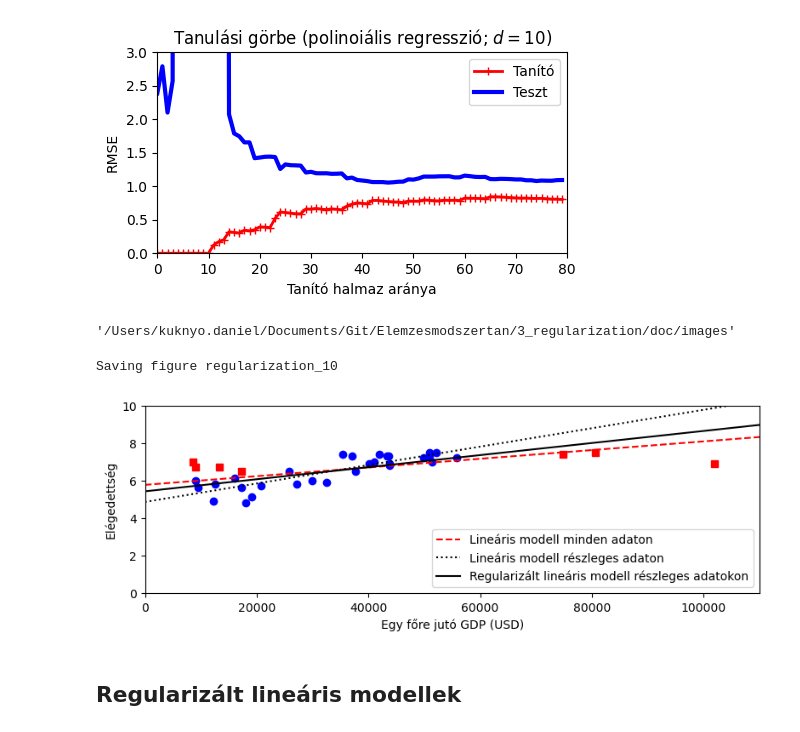
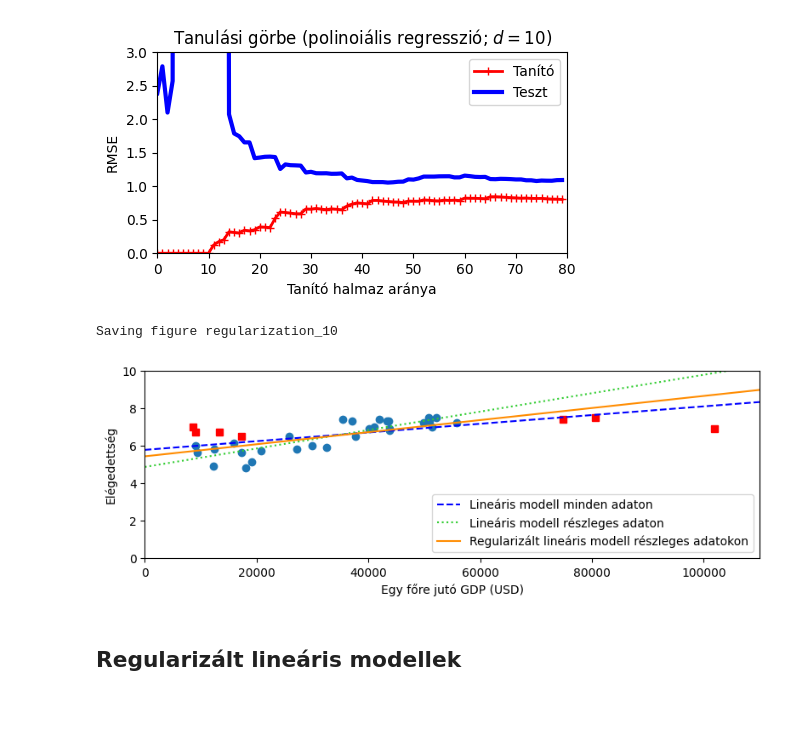
Before and after one commit to basictask/Elemzesmodszertan, a Jupyter notebook: 3_regularization/doc/images/3_regularization.ipynb, the cells around one changed output. Drawn from its saved outputs; the diff is of its cells as text; code cells hidden in the pictures.

Commit message:
re-rendered images for 3/code as the LASSO/ridge plot was errenous

```diff
--- a/3_regularization/doc/images/3_regularization.ipynb
+++ b/3_regularization/doc/images/3_regularization.ipynb
@@ -221,38 +222,34 @@ plt.show()                        # not shown
 # %% [output]
 Saving figure regularization_9
 [figure]
-# %%
-os.getcwd()
-# %% [output]
-'/Users/kuknyo.daniel/Documents/Git/Elemzesmodszertan/3_regularization/doc/images'
 # %%
 plt.figure(figsize=(8,3))
 
 plt.xlabel("GDP per capita")
 plt.ylabel('Life satisfaction')
 
-plt.plot(list(sample_data["GDP per capita"]), list(sample_data["Life satisfaction"]), "bo")
+plt.plot(list(sample_data["GDP per capita"]), list(sample_data["Life satisfaction"]), "o")
 plt.plot(list(missing_data["GDP per capita"]), list(missing_data["Life satisfaction"]), "rs")
 
 X = np.linspace(0, 110000, 1000)
-plt.plot(X, t0full + t1full * X, "r--", label="Lineáris modell minden adaton")
-plt.plot(X, t0 + t1*X, "k:", label="Lineáris modell részleges adaton")
+plt.plot(X, t0full + t1full * X, "--", color='blue', label="Lineáris modell minden adaton")
+plt.plot(X, t0 + t1*X, ":", color='limegreen', label="Lineáris modell részleges adaton")
 
 ridge = linear_model.Ridge(alpha=10**9.5)
 Xsample = np.c_[sample_data["GDP per capita"]]
 ysample = np.c_[sample_data["Life satisfaction"]]
 ridge.fit(Xsample, ysample)
 t0ridge, t1ridge = ridge.intercept_[0], ridge.coef_[0][0]
-plt.plot(X, t0ridge + t1ridge * X, "k", label="Regularizált lineáris modell részleges adatokon")
+plt.plot(X, t0ridge + t1ridge * X, color='darkorange', label="Regularizált lineáris modell részleges adatokon")
 
 plt.legend(loc="lower right")
 plt.axis([0, 110000, 0, 10])
 plt.xlabel("Egy főre jutó GDP (USD)")
 plt.ylabel('Elégedettség')
 save_fig('regularization_10')
 plt.show()
 # %% [output]
 Saving figure regularization_10
-[figure, old version]
+[figure, new version]
 # %% [markdown]
 ## Regularizált lineáris modellek
```
Also changed, not shown: parts of 10 cells of this notebook, 16 other files.
